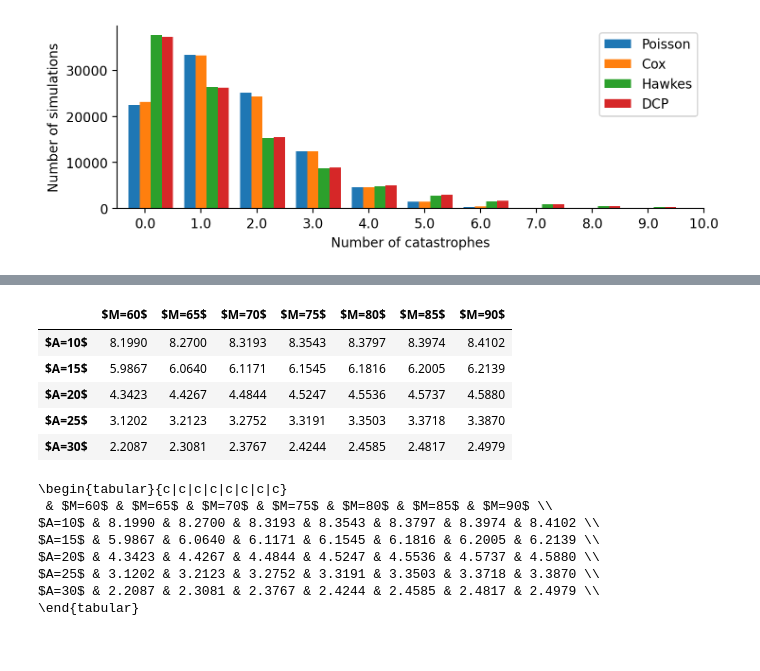
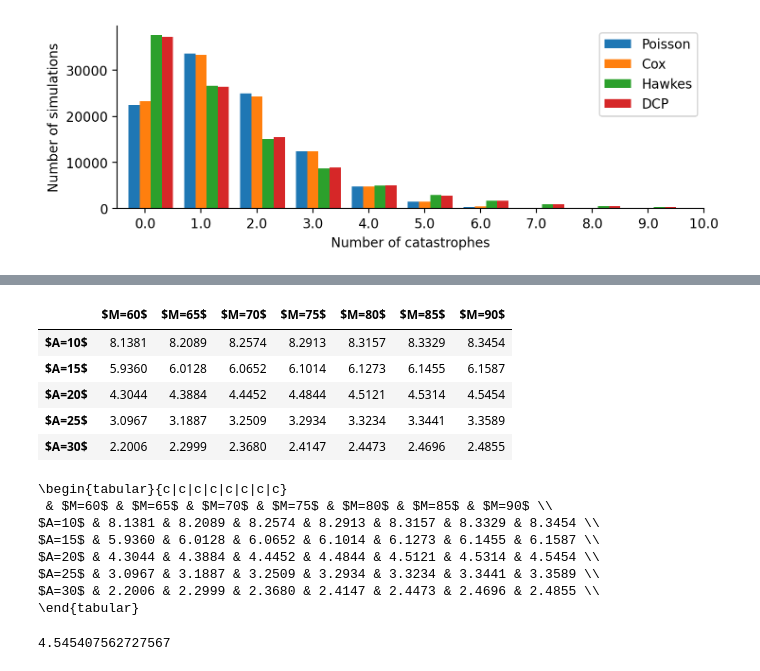
Before and after one commit to Pat-Laub/catastrophe-reinsurance-pricing-compound-point-process, a Jupyter notebook: notebooks/test_reinsurance.ipynb, the cells around one changed output, grey strips where cells are left out. Cells and saved outputs as stored; diff of their text form; code cells hidden in the pictures.

```diff
--- a/notebooks/test_reinsurance.ipynb
+++ b/notebooks/test_reinsurance.ipynb
@@ -34,7 +34,7 @@ sigma_L = 0.02
 
 # Interest rate parameters
 r_0 = 0.02
-kappa = 0.2
+k = 0.2
 m = 0.05  # 0.5
 upsilon = 0.1
 lambda_r = -0.01
@@ -63,18 +63,20 @@ Loading 'c:\Users\Patrick\Dropbox\Jiwook Project Local\catastrophe-reinsurance-p
 assert np.isnan(all_time_series).mean() == 0
 # %%
 # Poisson process
-def simulate_poisson(rg):
+def simulate_poisson(seed):
     lambda_ = 0.5
+    rg = rnd.default_rng(seed)
     return rg.poisson(lambda_ * maturity)
 
 
 # Cox proces
-def simulate_cox(rg):
+def simulate_cox(seed):
     lambda0 = 0.49
     a = 0.4
     rho = 0.4
     delta = 1
 
+    rg = rnd.default_rng(seed)
     selfJumpSizeDist = lambda rg: 0
     extJumpSizeDist = lambda rg: rg.uniform(0, 0.5)
 
@@ -84,12 +86,13 @@ def simulate_cox(rg):
 
 
 # Hawkes process
-def simulate_hawkes(rg):
+def simulate_hawkes(seed):
     lambda0 = 0.47
     a = 0.26
     rho = 0.4
     delta = 1
 
+    rg = rnd.default_rng(seed)
     selfJumpSizeDist = lambda rg: rg.uniform()
     extJumpSizeDist = lambda rg: 0
 
@@ -99,12 +102,13 @@ def simulate_hawkes(rg):
 
 
 # Dynamic contagion process
-def simulate_dcp(rg):
+def simulate_dcp(seed):
     lambda0 = 0.29
     a = 0.26
     rho = 0.4
     delta = 1
 
+    rg = rnd.default_rng(seed)
     selfJumpSizeDist = lambda rg: rg.uniform()
     extJumpSizeDist = lambda rg: rg.uniform(0, 0.5)
 
@@ -132,0 +186,23 @@ C_T_dcp, num_cats_dcp = simulate_catastrophe_losses(rg, R, simulate_dcp, mu_C, s
+# %%
+%%time
+# Catastrophe loss size distribution parameters
+mu_C = 2
+sigma_C = 0.5
+
+seed = 123
+
+C_T_poisson, num_cats_poisson = simulate_catastrophe_losses(
+    seed, R, simulate_poisson, mu_C, sigma_C
+)
+
+C_T_cox, num_cats_cox = simulate_catastrophe_losses(
+    seed, R, simulate_cox, mu_C, sigma_C
+)
+
+C_T_hawkes, num_cats_hawkes = simulate_catastrophe_losses(
+    seed, R, simulate_hawkes, mu_C, sigma_C
+)
+
+C_T_dcp, num_cats_dcp = simulate_catastrophe_losses(
+    seed, R, simulate_dcp, mu_C, sigma_C
+)
@@ -306,19 +399,28 @@ $A=30$ & 2.1531 & 2.2522 & 2.3203 & 2.3672 & 2.3998 & 2.4221 & 2.4378 \\
 # %%
 prices_dcp = calculate_prices(V_T, L_T, int_r_t, C_T_dcp, markup).round(ROUNDING)
 display(prices_dcp)
-print(prices_dcp.style.to_latex().replace("00 ", " ").replace("lrrrrrrr", "c|c|c|c|c|c|c|c"))
+print(
+    prices_dcp.style.to_latex()
+    .replace("00 ", " ")
+    .replace("lrrrrrrr", "c|c|c|c|c|c|c|c")
+)
 # %% [output]
 |  | $M=60$ | $M=65$ | $M=70$ | $M=75$ | $M=80$ | $M=85$ | $M=90$ |
-| $A=10$ | 8.1990 | 8.2700 | 8.3193 | 8.3543 | 8.3797 | 8.3974 | 8.4102 |
-| $A=15$ | 5.9867 | 6.0640 | 6.1171 | 6.1545 | 6.1816 | 6.2005 | 6.2139 |
-| $A=20$ | 4.3423 | 4.4267 | 4.4844 | 4.5247 | 4.5536 | 4.5737 | 4.5880 |
-| $A=25$ | 3.1202 | 3.2123 | 3.2752 | 3.3191 | 3.3503 | 3.3718 | 3.3870 |
-| $A=30$ | 2.2087 | 2.3081 | 2.3767 | 2.4244 | 2.4585 | 2.4817 | 2.4979 |
+| $A=10$ | 8.1381 | 8.2089 | 8.2574 | 8.2913 | 8.3157 | 8.3329 | 8.3454 |
+| $A=15$ | 5.9360 | 6.0128 | 6.0652 | 6.1014 | 6.1273 | 6.1455 | 6.1587 |
+| $A=20$ | 4.3044 | 4.3884 | 4.4452 | 4.4844 | 4.5121 | 4.5314 | 4.5454 |
+| $A=25$ | 3.0967 | 3.1887 | 3.2509 | 3.2934 | 3.3234 | 3.3441 | 3.3589 |
+| $A=30$ | 2.2006 | 2.2999 | 2.3680 | 2.4147 | 2.4473 | 2.4696 | 2.4855 |
 \begin{tabular}{c|c|c|c|c|c|c|c}
  & $M=60$ & $M=65$ & $M=70$ & $M=75$ & $M=80$ & $M=85$ & $M=90$ \\
-$A=10$ & 8.1990 & 8.2700 & 8.3193 & 8.3543 & 8.3797 & 8.3974 & 8.4102 \\
-$A=15$ & 5.9867 & 6.0640 & 6.1171 & 6.1545 & 6.1816 & 6.2005 & 6.2139 \\
-$A=20$ & 4.3423 & 4.4267 & 4.4844 & 4.5247 & 4.5536 & 4.5737 & 4.5880 \\
-$A=25$ & 3.1202 & 3.2123 & 3.2752 & 3.3191 & 3.3503 & 3.3718 & 3.3870 \\
-$A=30$ & 2.2087 & 2.3081 & 2.3767 & 2.4244 & 2.4585 & 2.4817 & 2.4979 \\
+$A=10$ & 8.1381 & 8.2089 & 8.2574 & 8.2913 & 8.3157 & 8.3329 & 8.3454 \\
+$A=15$ & 5.9360 & 6.0128 & 6.0652 & 6.1014 & 6.1273 & 6.1455 & 6.1587 \\
+$A=20$ & 4.3044 & 4.3884 & 4.4452 & 4.4844 & 4.5121 & 4.5314 & 4.5454 \\
+$A=25$ & 3.0967 & 3.1887 & 3.2509 & 3.2934 & 3.3234 & 3.3441 & 3.3589 \\
+$A=30$ & 2.2006 & 2.2999 & 2.3680 & 2.4147 & 2.4473 & 2.4696 & 2.4855 \\
 \end{tabular}
+# %%
+price_dcp = calculate_prices(V_T, L_T, int_r_t, C_T_dcp, markup, As=(20,), Ms=(90,))
+price_dcp
+# %% [output]
+4.545407562727567
```
Also changed, not shown: parts of 19 cells of this notebook, 2 other files.
